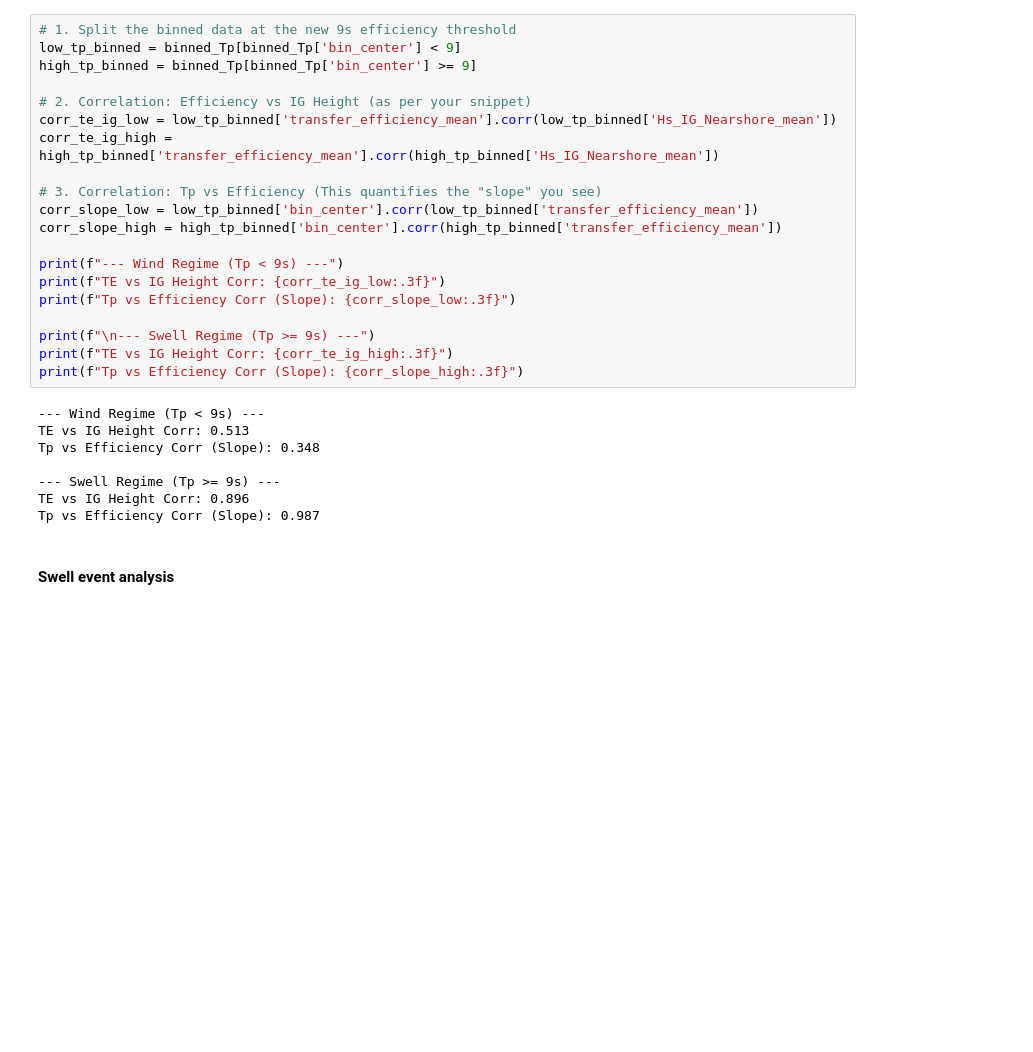
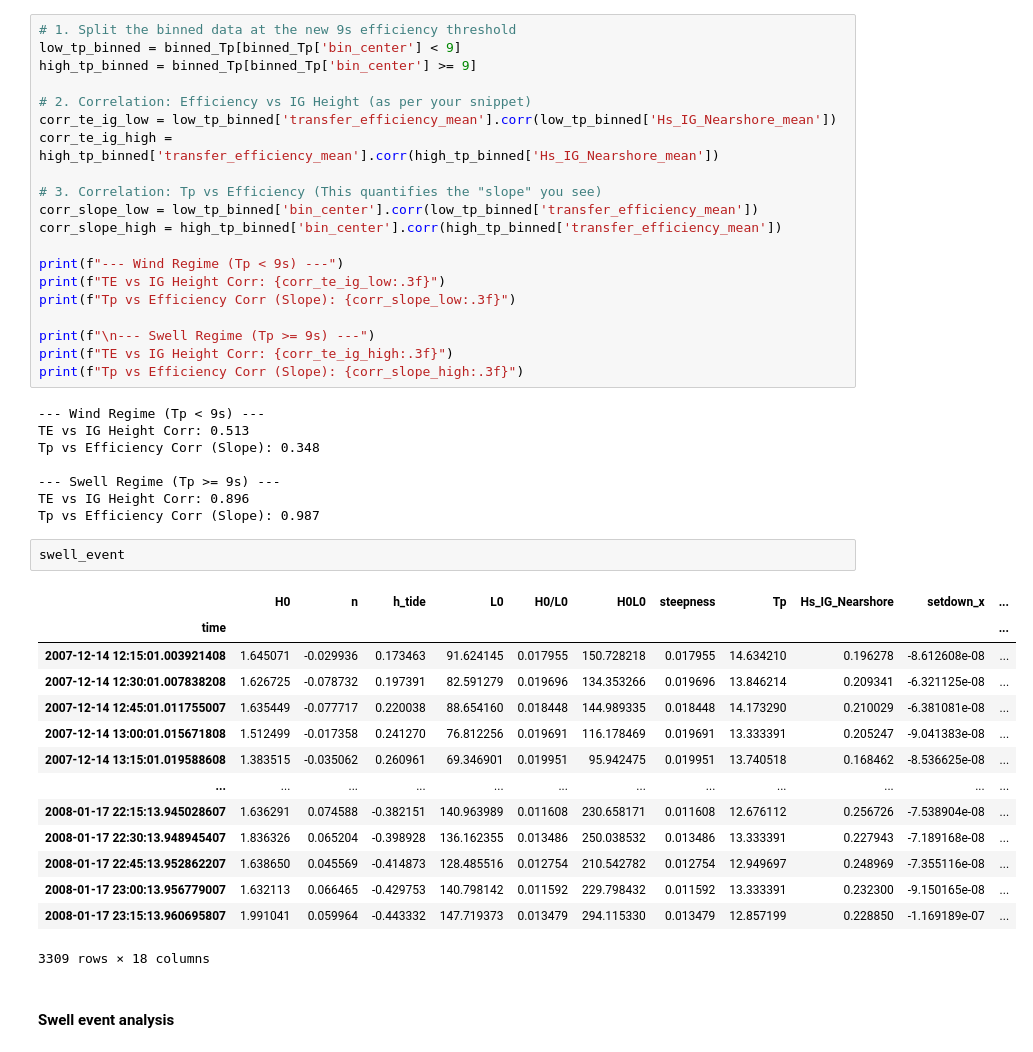
Before and after one commit to isidora-rojas/PILOT_Mokuleia, a Jupyter notebook: 2026_Mark_Meetings/2026-01-14.ipynb, the cells around one changed output. Drawn from its saved outputs; the diff is of its cells as text; blank space fills up the shorter version.

```diff
--- a/2026_Mark_Meetings/2026-01-14.ipynb
+++ b/2026_Mark_Meetings/2026-01-14.ipynb
@@ -293,5 +309,22 @@ Tp vs Efficiency Corr (Slope): 0.348
 --- Swell Regime (Tp >= 9s) ---
 TE vs IG Height Corr: 0.896
 Tp vs Efficiency Corr (Slope): 0.987
+# %%
+swell_event
+# %% [output]
+|  | H0 | n | h_tide | L0 | H0/L0 | H0L0 | steepness | Tp | Hs_IG_Nearshore | setdown_x | ... |
+| time |  |  |  |  |  |  |  |  |  |  | ... |
+| 2007-12-14 12:15:01.003921408 | 1.645071 | -0.029936 | 0.173463 | 91.624145 | 0.017955 | 150.728218 | 0.017955 | 14.634210 | 0.196278 | -8.612608e-08 | ... |
+| 2007-12-14 12:30:01.007838208 | 1.626725 | -0.078732 | 0.197391 | 82.591279 | 0.019696 | 134.353266 | 0.019696 | 13.846214 | 0.209341 | -6.321125e-08 | ... |
+| 2007-12-14 12:45:01.011755007 | 1.635449 | -0.077717 | 0.220038 | 88.654160 | 0.018448 | 144.989335 | 0.018448 | 14.173290 | 0.210029 | -6.381081e-08 | ... |
+| 2007-12-14 13:00:01.015671808 | 1.512499 | -0.017358 | 0.241270 | 76.812256 | 0.019691 | 116.178469 | 0.019691 | 13.333391 | 0.205247 | -9.041383e-08 | ... |
+| 2007-12-14 13:15:01.019588608 | 1.383515 | -0.035062 | 0.260961 | 69.346901 | 0.019951 | 95.942475 | 0.019951 | 13.740518 | 0.168462 | -8.536625e-08 | ... |
+| ... | ... | ... | ... | ... | ... | ... | ... | ... | ... | ... | ... |
+| 2008-01-17 22:15:13.945028607 | 1.636291 | 0.074588 | -0.382151 | 140.963989 | 0.011608 | 230.658171 | 0.011608 | 12.676112 | 0.256726 | -7.538904e-08 | ... |
+| 2008-01-17 22:30:13.948945407 | 1.836326 | 0.065204 | -0.398928 | 136.162355 | 0.013486 | 250.038532 | 0.013486 | 13.333391 | 0.227943 | -7.189168e-08 | ... |
+| 2008-01-17 22:45:13.952862207 | 1.638650 | 0.045569 | -0.414873 | 128.485516 | 0.012754 | 210.542782 | 0.012754 | 12.949697 | 0.248969 | -7.355116e-08 | ... |
+| 2008-01-17 23:00:13.956779007 | 1.632113 | 0.066465 | -0.429753 | 140.798142 | 0.011592 | 229.798432 | 0.011592 | 13.333391 | 0.232300 | -9.150165e-08 | ... |
+| 2008-01-17 23:15:13.960695807 | 1.991041 | 0.059964 | -0.443332 | 147.719373 | 0.013479 | 294.115330 | 0.013479 | 12.857199 | 0.228850 | -1.169189e-07 | ... |
+3309 rows × 18 columns
 # %% [markdown]
 #### Swell event analysis
```
Also changed, not shown: parts of 8 cells of this notebook.
